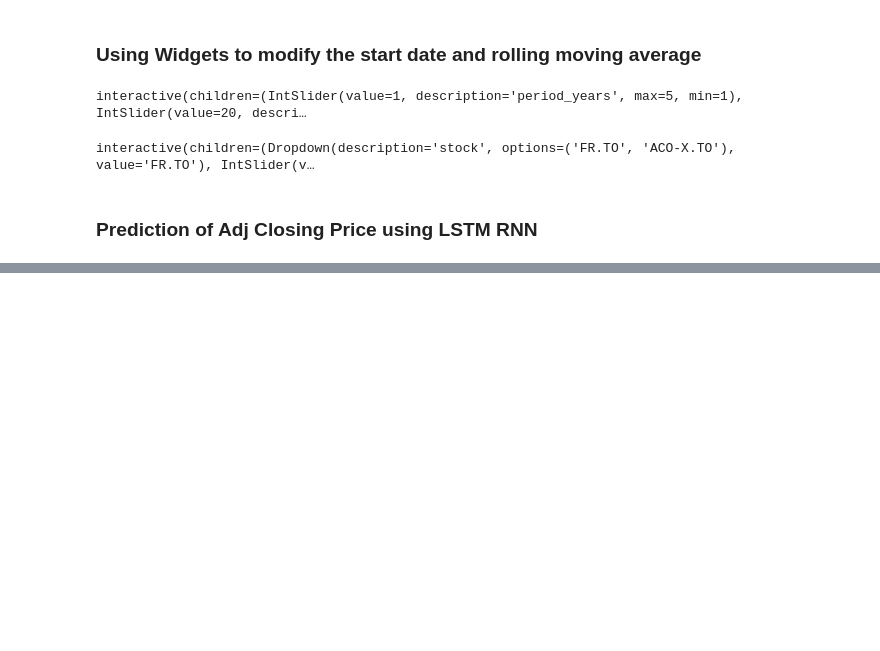
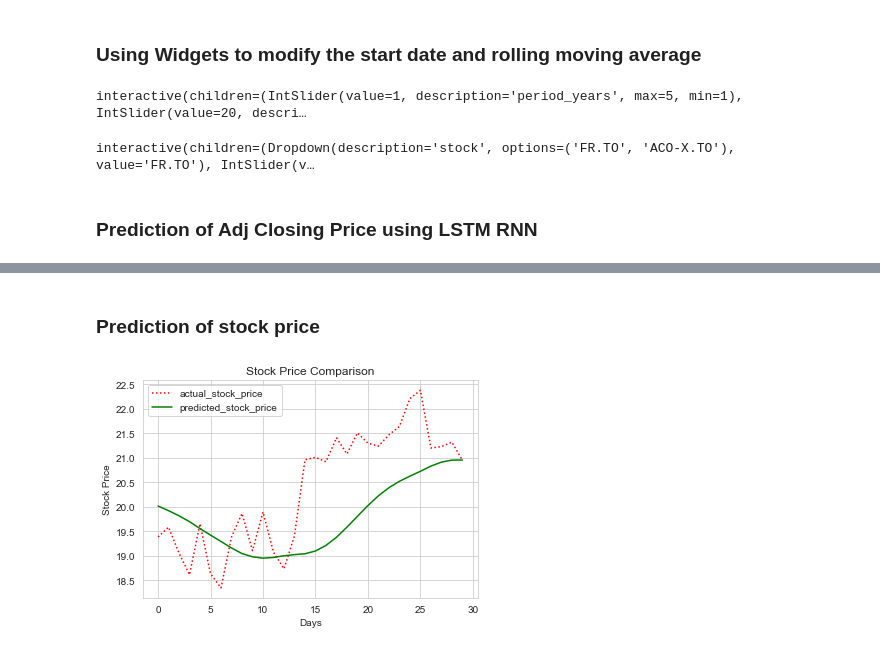
Before and after one commit to lgpatruyo/Stock_Price_Prediction, a Jupyter notebook: Stock_Prediction.ipynb, the cells around one changed output, grey strips where cells are left out. Cells and saved outputs as stored; diff of their text form; code cells hidden in the pictures; blank space fills up the shorter version.

```diff
--- a/Stock_Prediction.ipynb
+++ b/Stock_Prediction.ipynb
@@ -176,0 +230,6 @@ X_train, y_train, X_test, y_test, training_set_scaled = training_data ('FR.TO',
+# %%
+# Compiling the RNN
+regressor.compile(optimizer = 'adam', loss = 'mean_squared_error')
+
+# Fitting the RNN to the Training set
+regressor.fit(X_train, y_train, epochs = 100, batch_size = 32)
@@ -176,0 +255,30 @@ X_train, y_train, X_test, y_test, training_set_scaled = training_data ('FR.TO',
+# %% [markdown]
+### **Prediction of stock price**
+# %%
+def predict(test_data, model):
+
+    """
+    Model is the fitted model obtained during training above
+    """
+    test_data_reshaped = np.reshape(test_data, (test_data.shape[0], test_data.shape[1], 1))
+
+    predicted_stock_price = regressor.predict(test_data_reshaped)
+
+    # This is to generate the actual price from normalized values
+    predicted_price = sc.inverse_transform(predicted_stock_price)
+
+    return predicted_price
+# %%
+predicted_stock_price = predict(X_test, regressor)
+# %%
+# This is the y_test array obtained from splitting original data in above function "training_data"
+actual_stock_price_reshaped = y_test.reshape(-1,1)
+actual_stock_price = sc.inverse_transform(actual_stock_price_reshaped)
+# %%
+stock_df = pd.DataFrame({'actual_stock_price': actual_stock_price.flatten(),
+                         'predicted_stock_price' : predicted_stock_price.flatten()},
+                          index = [i for i in range(len(actual_stock_price))])
+
+stock_df.plot(style = [':','-'], color = ['red', 'green'], xlabel = 'Days', ylabel = 'Stock Price', title = 'Stock Price Comparison');
+# %% [output]
+[figure, added]
```
Also changed, not shown: parts of 9 cells of this notebook.
